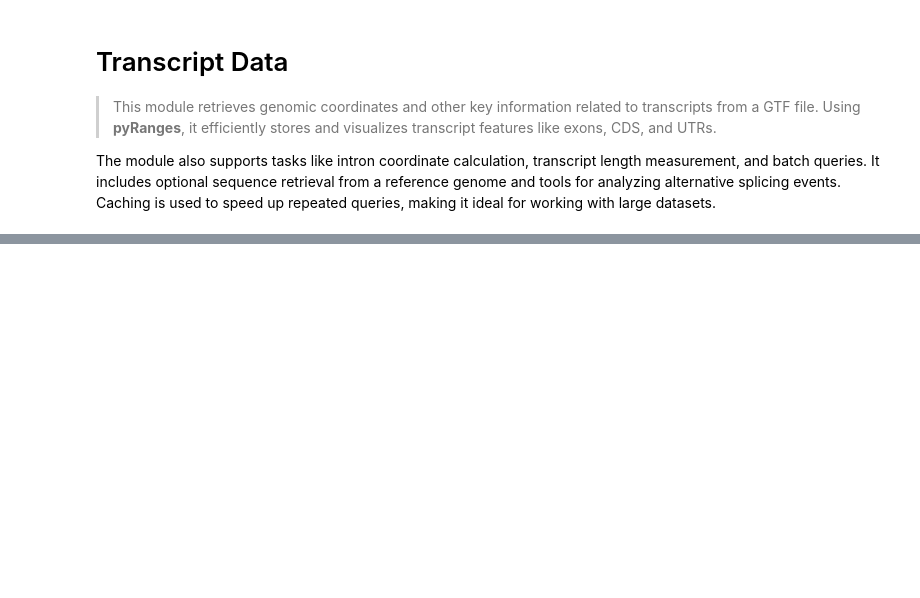
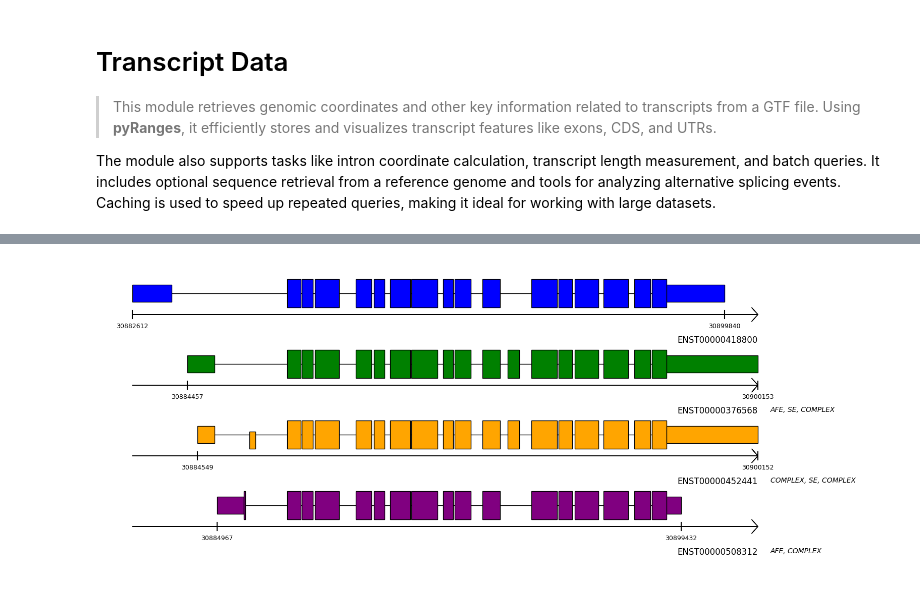
Before and after one commit to cobioda/allos, a Jupyter notebook: nbs/002_transcript_data.ipynb, the cells around one changed output, grey strips where cells are left out. Cells and saved outputs as stored; diff of their text form; code cells hidden in the pictures; blank space fills up the shorter version.

```diff
--- a/nbs/002_transcript_data.ipynb
+++ b/nbs/002_transcript_data.ipynb
@@ -1003,0 +1112,4 @@ gene_names[:10]
+# %%
+tp.draw_transcripts_list_events(transcripts_ids=['ENST00000418800', 'ENST00000376568', 'ENST00000452441', 'ENST00000508312'],  draw_cds=True, intron_scaling = 10, gene_id='DDR1')
+# %% [output]
+[figure, added]
```
Also changed, not shown: parts of 22 cells of this notebook, 7 other files.
